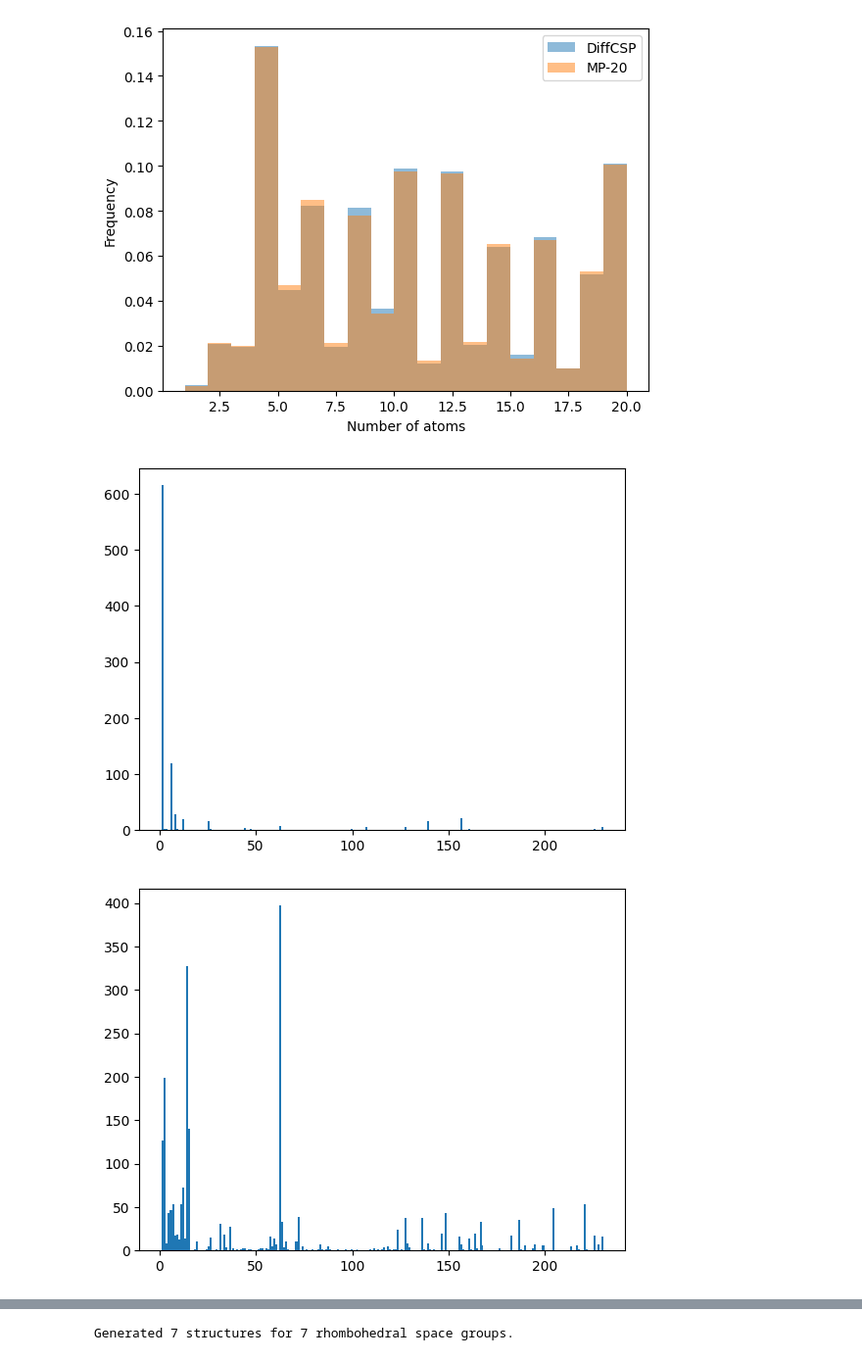
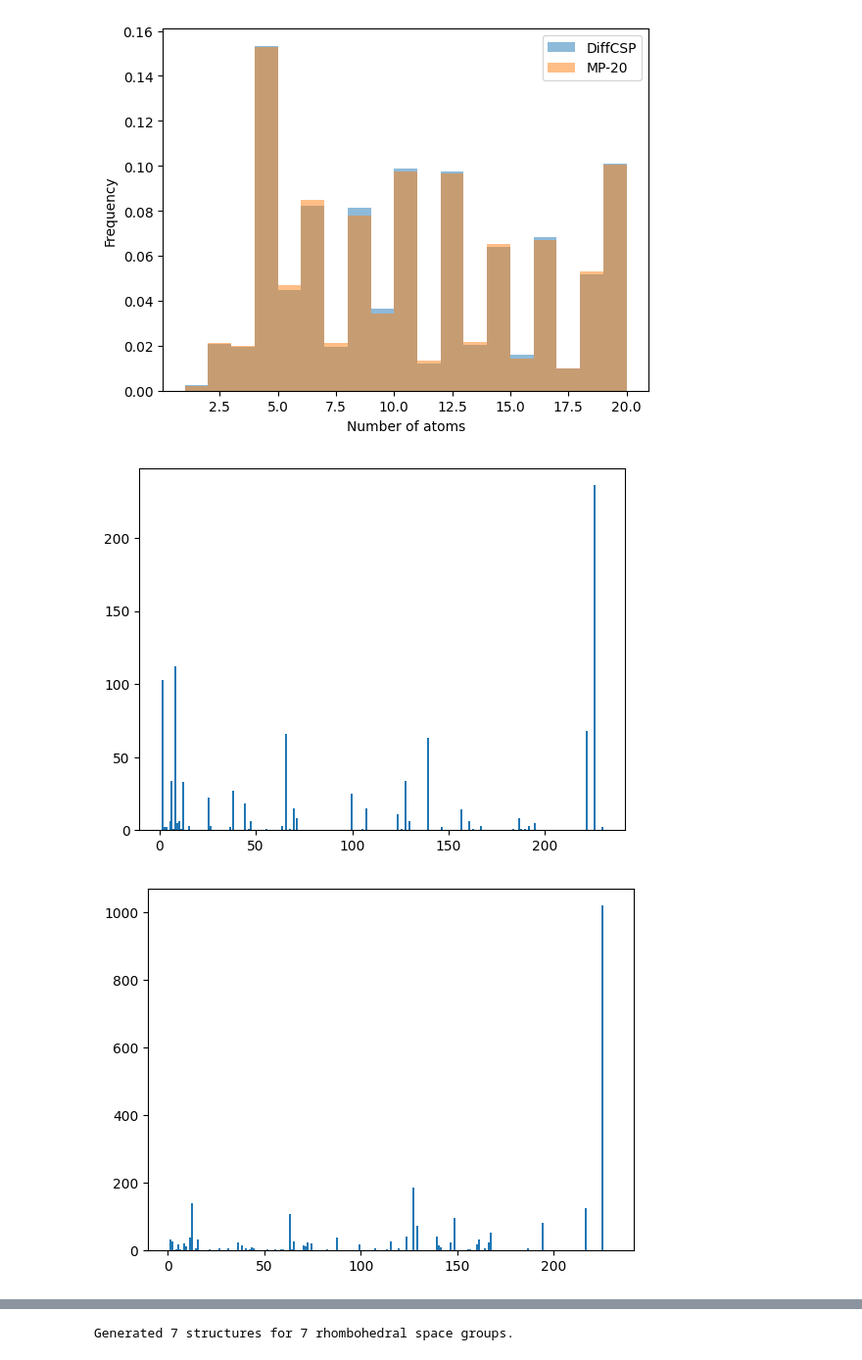
Before and after one commit to SymmetryAdvantage/WyckoffTransformer, a Jupyter notebook: research_notebooks/diffcsp_reseach.ipynb, the cells around one changed output, grey strips where cells are left out. Shown at 98% size. Saved outputs shown, nothing was run; the diff lists cells and outputs as text; code cells hidden in the pictures.

```diff
--- a/research_notebooks/diffcsp_reseach.ipynb
+++ b/research_notebooks/diffcsp_reseach.ipynb
@@ -38,13 +38,13 @@ ax.legend();
 # %% [output]
 [figure]
 # %%
-plt.hist(diffcsp.data["group"].loc[diffcsp.data.structure.map(len) == 20], bins=np.arange(1, 231));
+plt.hist(diffcsp.data["group"].loc[diffcsp.data.structure.map(len) == 10], bins=np.arange(1, 231));
 # %% [output]
-[figure, old version]
+[figure, new version]
 # %%
-plt.hist(mp_20_train.data["group"].loc[mp_20_train.data.structure.map(len) == 20], bins=np.arange(1, 231));
+plt.hist(mp_20_train.data["group"].loc[mp_20_train.data.structure.map(len) == 10], bins=np.arange(1, 231));
 # %% [output]
-[figure, old version]
+[figure, new version]
 # %%
 diffcsp.data[diffcsp.data.structure.map(len) == 20]
 # %% [output]
```
Also changed, not shown: parts of 6 cells of this notebook, 1 other file.
